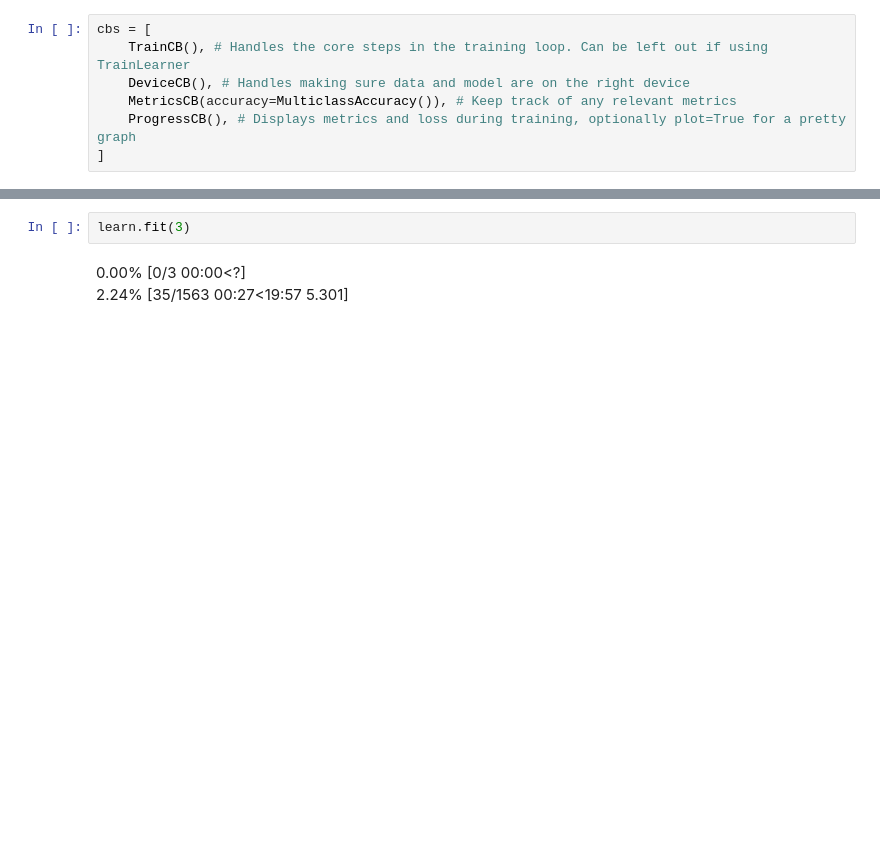
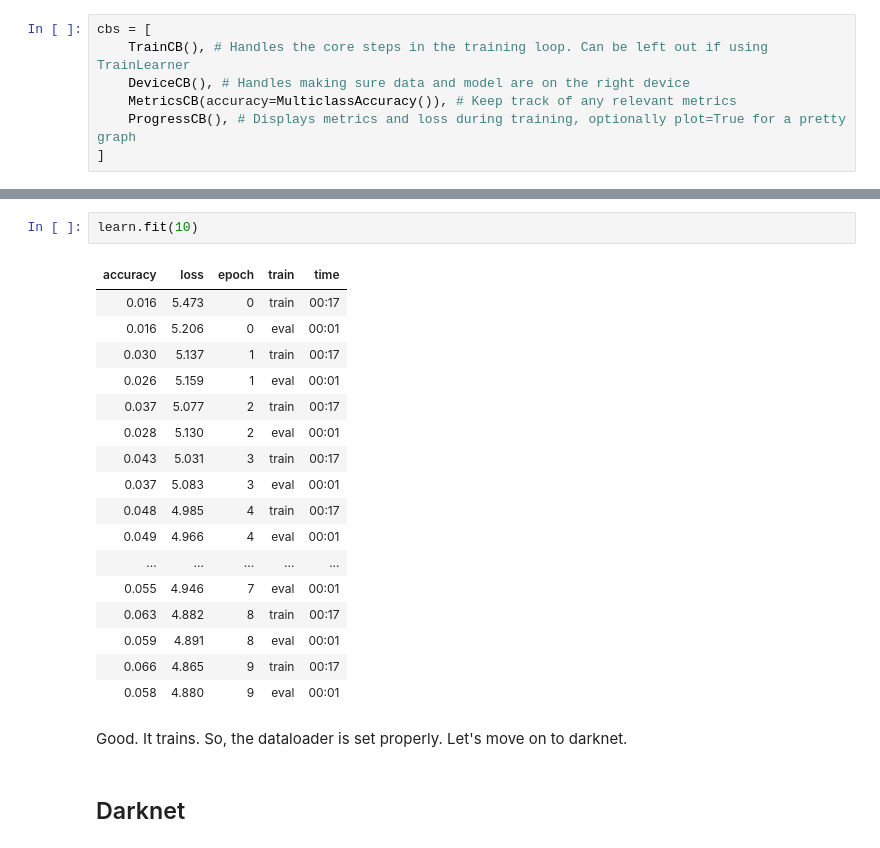
Before and after one commit to galopyz/pilus_project, a Jupyter notebook: nbs/50_darknet.ipynb, the cells around one changed output, grey strips where cells are left out. Drawn from its saved outputs; the diff is of its cells as text; blank space fills up the shorter version.

```diff
--- a/nbs/50_darknet.ipynb
+++ b/nbs/50_darknet.ipynb
@@ -142,5 +133,24 @@ Tot params: 31768; MFLOPS: 2.9
 # %%
-learn.fit(3)
+learn.fit(10)
 # %% [output]
-0.00% [0/3 00:00<?]
-2.24% [35/1563 00:27<19:57 5.301]
+| accuracy | loss | epoch | train | time |
+| 0.016 | 5.473 | 0 | train | 00:17 |
+| 0.016 | 5.206 | 0 | eval | 00:01 |
+| 0.030 | 5.137 | 1 | train | 00:17 |
+| 0.026 | 5.159 | 1 | eval | 00:01 |
+| 0.037 | 5.077 | 2 | train | 00:17 |
+| 0.028 | 5.130 | 2 | eval | 00:01 |
+| 0.043 | 5.031 | 3 | train | 00:17 |
+| 0.037 | 5.083 | 3 | eval | 00:01 |
+| 0.048 | 4.985 | 4 | train | 00:17 |
+| 0.049 | 4.966 | 4 | eval | 00:01 |
+| ... | ... | ... | ... | ... |
+| 0.055 | 4.946 | 7 | eval | 00:01 |
+| 0.063 | 4.882 | 8 | train | 00:17 |
+| 0.059 | 4.891 | 8 | eval | 00:01 |
+| 0.066 | 4.865 | 9 | train | 00:17 |
+| 0.058 | 4.880 | 9 | eval | 00:01 |
+# %% [markdown]
+Good. It trains. So, the dataloader is set properly. Let's move on to darknet.
+# %% [markdown]
+## Darknet
```
Also changed, not shown: parts of 10 cells of this notebook.
